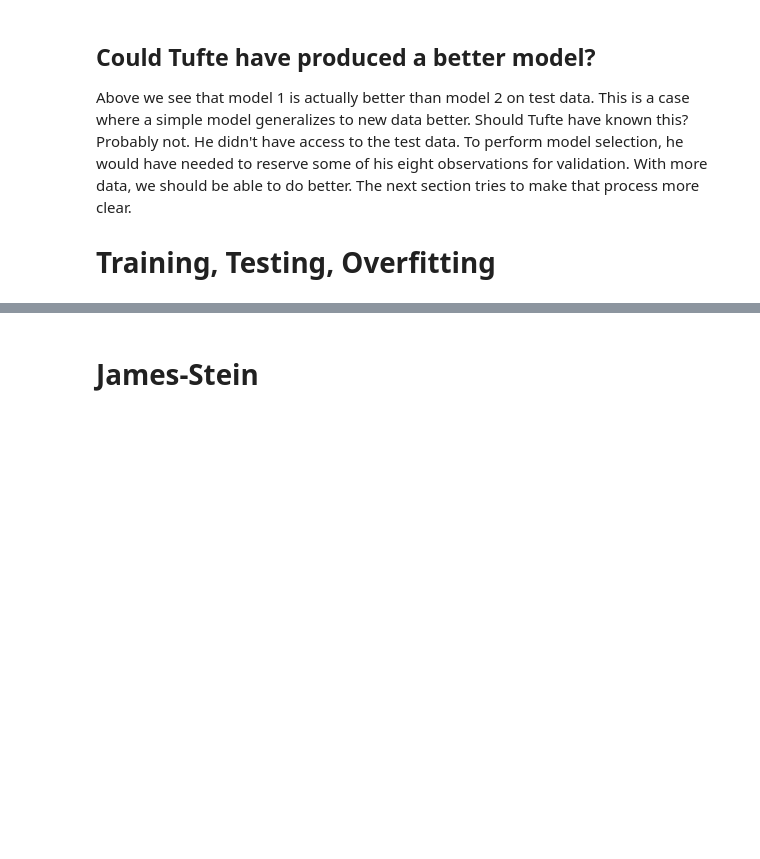
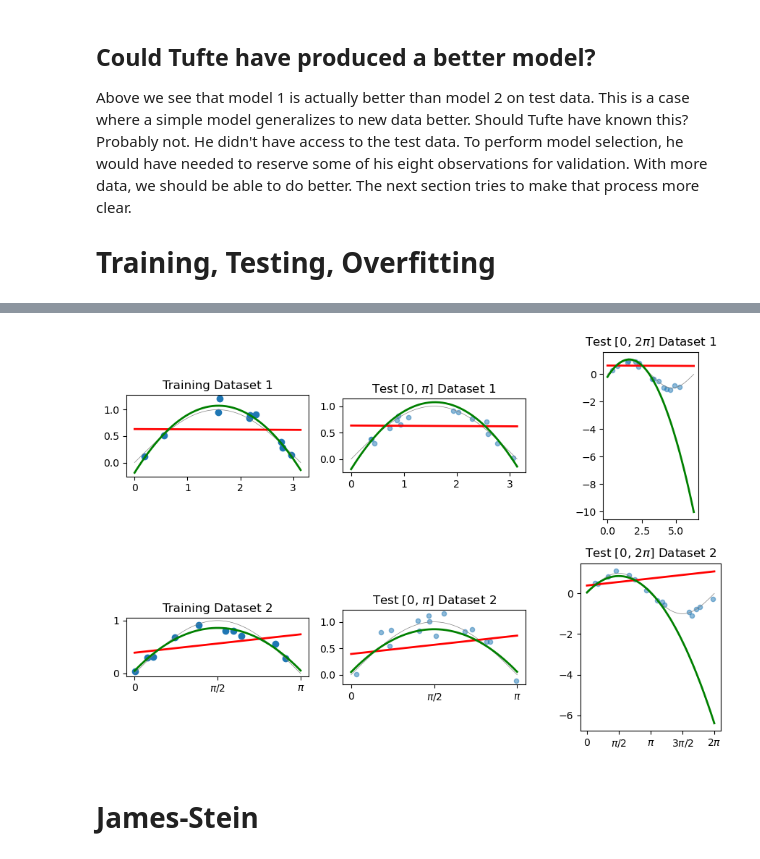
Before and after one commit to alexanderthclark/pols4728, a Jupyter notebook: book/chapters/predictive.ipynb, the cells around one changed output, grey strips where cells are left out. Saved outputs shown, nothing was run; the diff lists cells and outputs as text; code cells hidden in the pictures; blank space fills up the shorter version.

```diff
--- a/book/chapters/predictive.ipynb
+++ b/book/chapters/predictive.ipynb
@@ -294,3 +383,103 @@ Increasing model flexibility typically **reduces bias** but **increases variance
+# %%
+# hide code and show output
+import numpy as np
+import matplotlib.pyplot as plt
+
+n_rows = 2  # Changed from 3 to 2
+n_cols = 3
+fig, axs = plt.subplots(n_rows, n_cols, figsize=(9, 6)) #, sharex='col', sharey='row')  # Adjusted height
+
+# Set up x ranges for plotting
+x_pi = np.linspace(0, np.pi)
+x_2pi = np.linspace(0, 2*np.pi)
+
+# Generate datasets and fits for both rows
+n_sims = 100
+n = 10
+n_test = 15
+
+for i in range(n_sims):
+    # Generate training data
+    x_train = np.random.uniform(0, np.pi, size=n)
+    noise = np.random.normal(0, 0.1, size=n)
+    y_train = np.sin(x_train) + noise
+
+    if 0 <= i <= 1:  # Changed from 1 <= i <= 2 to 0 <= i <= 1
+        row = i  # Now row will be 0 or 1
+
+        # Left column: Training data with fits
+        ax = axs[row, 0]
+        ax.set_aspect(1)
+        ax.plot(x_pi, np.sin(x_pi), lw=0.5, color='gray')
+        ax.scatter(x_train, y_train)
+
+        # Fit linear and quadratic models
+        p1 = np.polyfit(x_train, y_train, 1)
+        y_lin = np.polyval(p1, x_pi)
+        ax.plot(x_pi, y_lin, 'r-', label='Linear fit', lw=2)
+
+        p2 = np.polyfit(x_train, y_train, 2)
+        y_quad = np.polyval(p2, x_pi)
+        ax.plot(x_pi, y_quad, 'g-', label='Quadratic fit', lw=2)
+
+        #ax.legend()
+        ax.set_title(f"Training Dataset {row+1}")  # Added +1 to show Dataset 1 and 2
+
+        # Middle column: Test data in [0, π]
+        ax = axs[row, 1]
+        ax.set_aspect(1)
+        ax.plot(x_pi, np.sin(x_pi), lw=0.5, color='gray', label='True sine')
+
+        # Generate test data
+        x_test_pi = np.random.uniform(0, np.pi, size=n_test)
+        noise_test = np.random.normal(0, 0.1, size=n_test)
+        y_test_pi = np.sin(x_test_pi) + noise_test
+        ax.scatter(x_test_pi, y_test_pi, alpha=0.5, s=20)
+
+        # Apply predictions from training models
+        y_lin_pred = np.polyval(p1, x_pi)
+        ax.plot(x_pi, y_lin_pred, 'r-', label='Linear pred', lw=2)
+
+        y_quad_pred = np.polyval(p2, x_pi)
+        ax.plot(x_pi, y_quad_pred, 'g-', label='Quadratic pred', lw=2)
+
+        #ax.legend()
+        ax.set_title(f"Test [0, $\pi$] Dataset {row+1}")  # Added +1
+
+        # Right column: Test data in [0, 2π] (extrapolation)
+        ax = axs[row, 2]
+        ax.set_aspect(1)
+        ax.plot(x_2pi, np.sin(x_2pi), lw=0.5, color='gray', label='True sine')
+
+        # Generate test data
+        x_test_2pi = np.random.uniform(0, 2*np.pi, size=n_test)
+        noise_test_2pi = np.random.normal(0, 0.1, size=n_test)
+        y_test_2pi = np.sin(x_test_2pi) + noise_test_2pi
+        ax.scatter(x_test_2pi, y_test_2pi, alpha=0.5, s=20)
+
+        # Apply predictions from training models (extrapolation)
+        y_lin_extrap = np.polyval(p1, x_2pi)
+        ax.plot(x_2pi, y_lin_extrap, 'r-', label='Linear pred', lw=2)
+
+        y_quad_extrap = np.polyval(p2, x_2pi)
+        ax.plot(x_2pi, y_quad_extrap, 'g-', label='Quadratic pred', lw=2)
+
+        #ax.legend()
+        ax.set_title(f"Test [0, $2\pi$] Dataset {row+1}")  # Added +1
+
+# Set x-axis labels
+for col in range(3):
+    if col < 2:
+        axs[1, col].set_xticks([0, np.pi/2, np.pi])  # Changed from axs[2, col] to axs[1, col]
+        axs[1, col].set_xticklabels(['0', r"$\pi/2$", r"$\pi$"])
+    else:
+        axs[1, col].set_xticks([0, np.pi/2, np.pi, 3*np.pi/2, 2*np.pi])
+        axs[1, col].set_xticklabels(['0', r"$\pi/2$", r"$\pi$", r"$3\pi/2$", r"$2\pi$"])
+
+plt.tight_layout()
+plt.show()
+# %% [output]
+[figure, added]
 # %% [markdown]
 # James-Stein
 # %%
```
Also changed, not shown: parts of 5 cells of this notebook.
